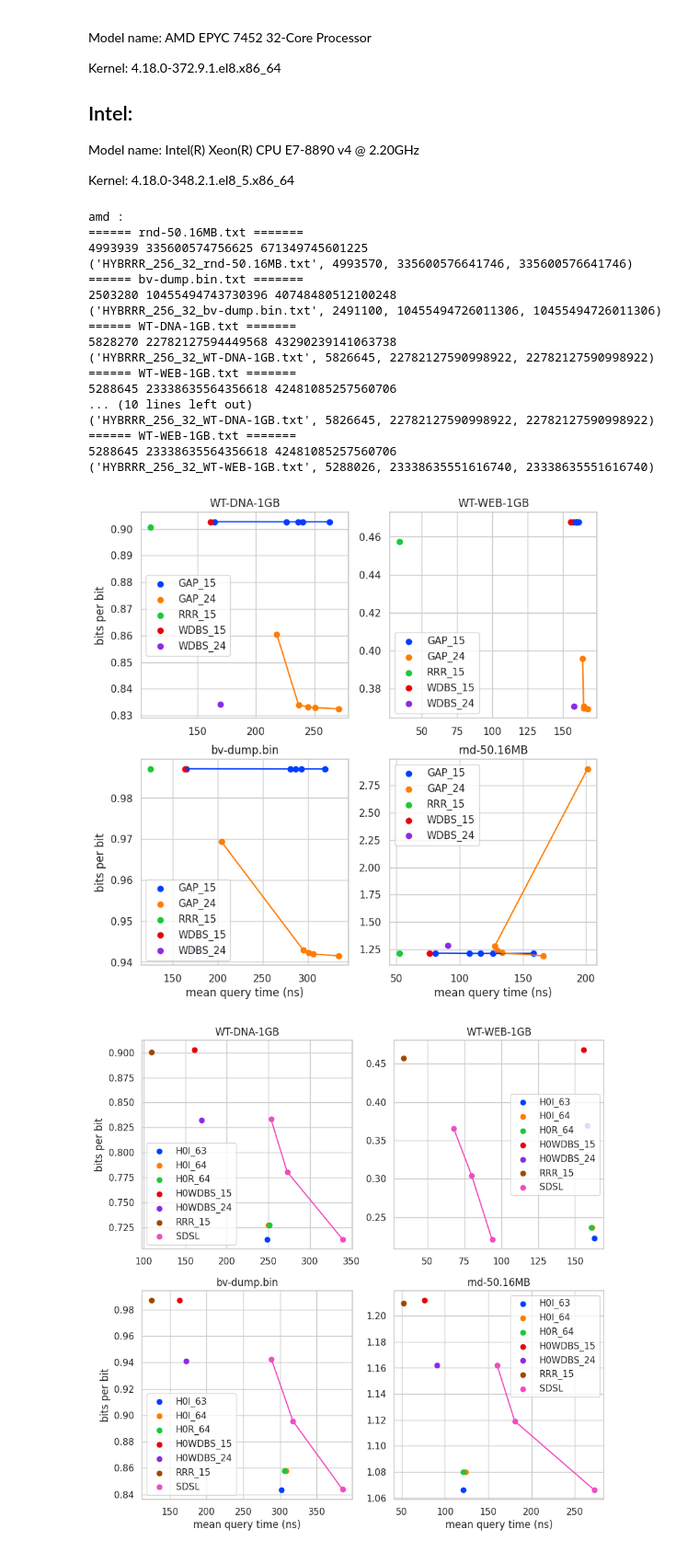
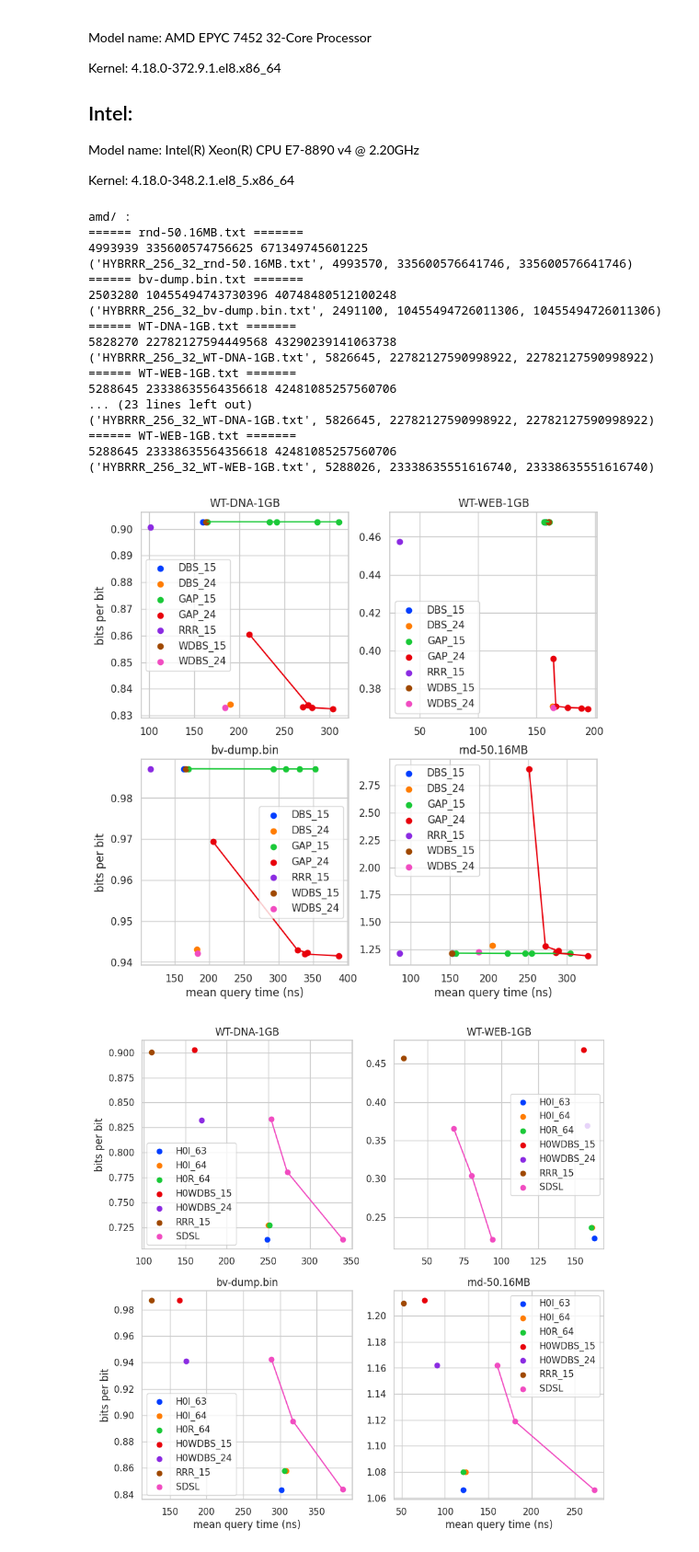
Before and after one commit to saskeli/h0_bv, a Jupyter notebook: results.ipynb, the cells around one changed output. Shown at 92% size. Cells and saved outputs as stored; diff of their text form; code cells hidden in the pictures.

```diff
--- a/results.ipynb
+++ b/results.ipynb
@@ -26,11 +26,11 @@ Model name:          Intel(R) Xeon(R) CPU E7-8890 v4 @ 2.20GHz
 
 Kernel: 4.18.0-348.2.1.el8_5.x86_64
 # %%
-for m in ["amd", "intel"]:
-    di = f"res/{m}/"
+for m in ["amd/", "intel/", ""]:
+    di = f"res/{m}"
     checksums = {}
     for fn in listdir(di):
-        if "zip" in fn:
+        if "txt" not in fn:
             continue
         acc = 0
         ran = 0
@@ -73,7 +73,7 @@ for m in ["amd", "intel"]:
             if "HYB" not in t[0] and t[3] != sel_c:
                 print(t)
 # %% [output]
-amd :
+amd/ :
 ====== rnd-50.16MB.txt =======
 4993939 335600574756625 671349745601225
 ('HYBRRR_256_32_rnd-50.16MB.txt', 4993570, 335600576641746, 335600576641746)
@@ -85,17 +85,17 @@ amd :
 ('HYBRRR_256_32_WT-DNA-1GB.txt', 5826645, 22782127590998922, 22782127590998922)
 ====== WT-WEB-1GB.txt =======
 5288645 23338635564356618 42481085257560706
-... (10 lines left out)
+... (23 lines left out)
 ('HYBRRR_256_32_WT-DNA-1GB.txt', 5826645, 22782127590998922, 22782127590998922)
 ====== WT-WEB-1GB.txt =======
 5288645 23338635564356618 42481085257560706
 ('HYBRRR_256_32_WT-WEB-1GB.txt', 5288026, 23338635551616740, 23338635551616740)
 # %%
 stuff = []
-for machine in ["amd", "intel"]:
-    di = f"res/{machine}/"
+for machine in ["amd/", "intel/", ""]:
+    di = f"res/{machine}"
     for fn in listdir(di):
-        if "zip" in fn:
+        if "txt" not in fn:
             continue
         d = {}
         with open(di + fn) as inf:
@@ -117,14 +117,14 @@ for machine in ["amd", "intel"]:
         if "GAP" in fn:
             d["gap_size"] = fn_arr[3]
         d["OPT"] = False if "NOOPT" in fn else True
-        d["machine"] = machine
+        d["machine"] = machine if machine else "laptop"
         if d["type"] == "SDSL" and d["block_size"] == "256":
             continue
         stuff.append(d)
 
 df = pd.DataFrame.from_dict(stuff)
 # %%
-testset = "amd"
+testset = "laptop"
 # %%
 files = ['WT-DNA-1GB.txt', 'WT-WEB-1GB.txt', 'bv-dump.bin.txt', 'rnd-50.16MB.txt']
 # %%
@@ -142,7 +144,7 @@ def deBrujin_bytes(b):
     return (acc + 7) / 8
 # %%
 sdf = df[df["machine"] == testset]
-sdf = sdf[sdf["type"].isin(["H0GAP", "RRR", "H0WDBS"])]
+sdf = sdf[sdf["type"].isin(["H0GAP", "RRR", "H0WDBS", "H0DBS"])]
 plt.figure(figsize=(9, 9))
 for i, dat in enumerate(files):
     plt.subplot(2, 2, i + 1)
@@ -163,34 +165,38 @@ for i, dat in enumerate(files):
         (g, t, (s + gap_bytes(24, int(g))) / e)
         for g, t, s, e
         in zip(tdf["gap_size"], tdf["access"], tdf["size_bytes"], tdf["elems"])
     ])
     parts.append(("GAP_24", [t[1] for t in sdat], [t[2] for t in sdat]))
 
     tdf = ddf[ddf["type"] == "H0WDBS"]
     for a, s, e, t, b in zip(tdf["access"], tdf["size_bytes"], tdf["elems"], tdf["type"], tdf["block_size"]):
+        parts.append((f"{t[2:]}_{b}", [a],  [(s + ((2**(int(b) - 1) + int(b)) / 8)) / e]))
+
+    tdf = ddf[ddf["type"] == "H0DBS"]
+    for a, s, e, t, b in zip(tdf["access"], tdf["size_bytes"], tdf["elems"], tdf["type"], tdf["block_size"]):
         parts.append((f"{t[2:]}_{b}", [a],  [(s + ((2**int(b) + int(b)) / 8)) / e]))
 
     tdf = ddf[ddf["type"] == "RRR"]
     for a, s, e, t, b in zip(tdf["access"], tdf["size_bytes"], tdf["elems"], tdf["type"], tdf["block_size"]):
         parts.append((f"{t}_{b}", [a],  [(s + (2**int(b) * 15 / 8)) / e]))
 
     parts.sort()
 
     for k, (l, a, s) in zip(sns.color_palette(), parts):
         plt.scatter(a, s, color=k, label=l)
         if len(a) > 1:
             plt.plot(a, s, color=k)
     if i % 2 == 0:
         plt.ylabel("bits per bit")
     if i >= 2:
         plt.xlabel("mean query time (ns)")
     plt.legend()
     plt.title(dat[:-4])
 
 plt.savefig(f"lookup_tables_{testset}.pdf", bbox_inches='tight')
 plt.show()
 # %% [output]
-[figure, old version]
+[figure, new version]
 # %%
 sdf = df[df["machine"] == testset]
 sdf = sdf[sdf["type"].isin(['H0I', 'H0R', 'H0WDBS', 'RRR', 'SDSL'])]
```
Also changed, not shown: parts of 4 cells of this notebook, 2 other files.
